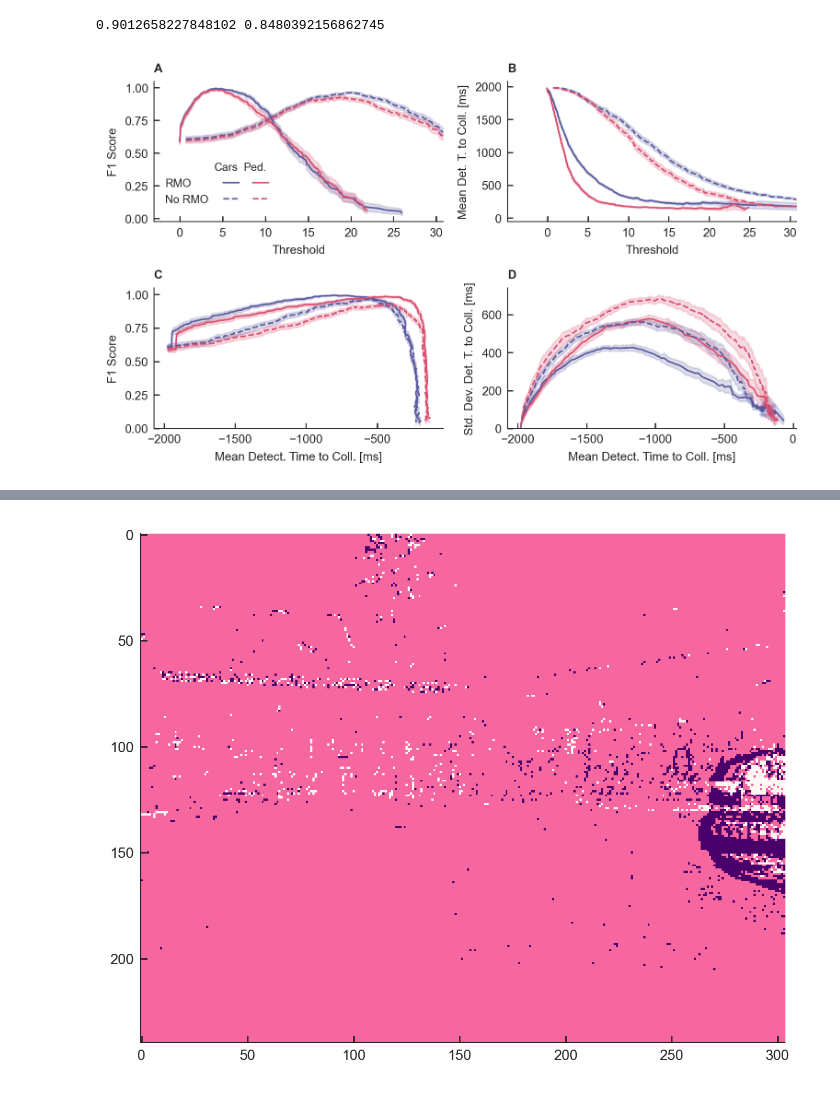
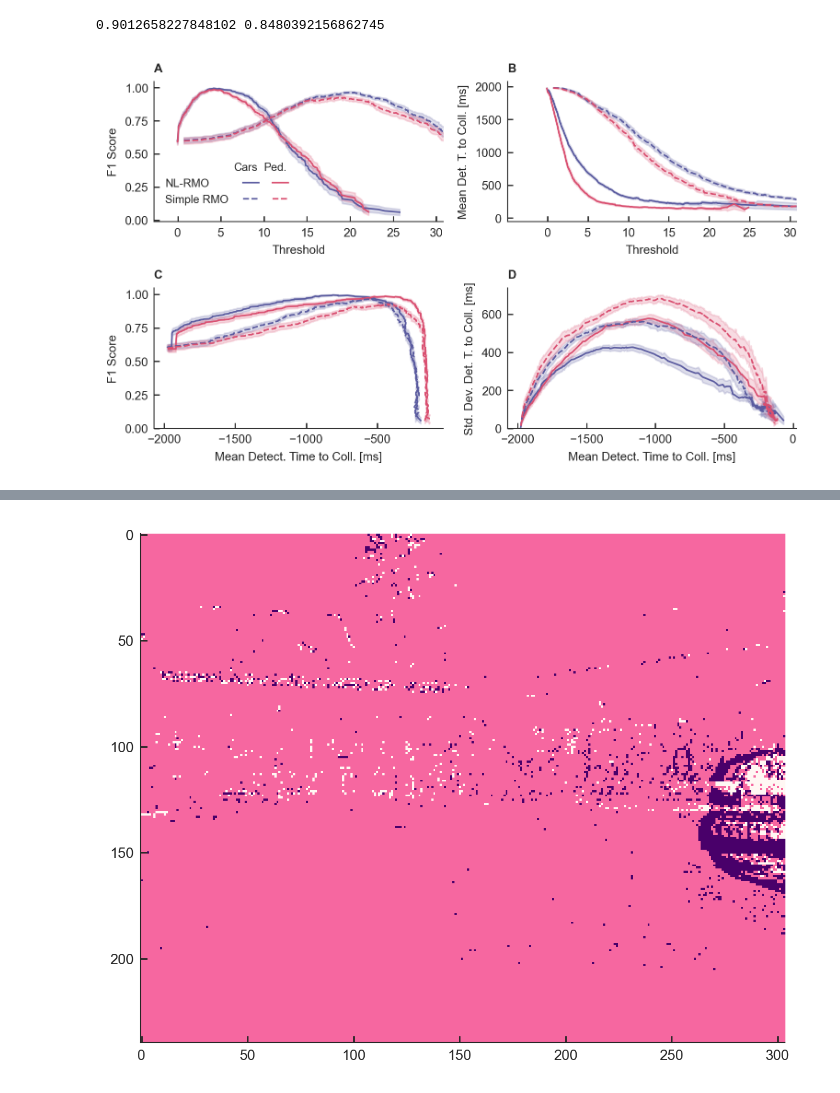
Before and after one commit to FabianSchubert/Bio-Inspired-Event-Based-Looming-Object-Detection-for-Automotive-Collision-Avoidance, a Jupyter notebook: experiments/carla_sim/random_spawn/gen_results.ipynb, the cells around one changed output, grey strips where cells are left out. Saved outputs shown, nothing was run; the diff lists cells and outputs as text; code cells hidden in the pictures.

```diff
--- a/experiments/carla_sim/random_spawn/gen_results.ipynb
+++ b/experiments/carla_sim/random_spawn/gen_results.ipynb
@@ -252,8 +252,8 @@ import matplotlib.patches as m_patches
 
 patches_column1 = [
     m_patches.Patch(color="none", label=""),
-    m_patches.Patch(color="none", label="RMO"),
-    m_patches.Patch(color="none", label="No RMO"),
+    m_patches.Patch(color="none", label="NL-RMO"),
+    m_patches.Patch(color="none", label="Simple RMO"),
 ]
 patches_column2 = [m_patches.Patch(color="none", label="Cars")]
 patches_column3 = [m_patches.Patch(color="none", label="Ped.")]
@@ -1970,8 +1970,8 @@ colors = plt.rcParams["axes.prop_cycle"].by_key()["color"]
 
 patches_column1 = [
     m_patches.Patch(color="none", label=""),
-    m_patches.Patch(color="none", label="RMO"),
-    m_patches.Patch(color="none", label="No RMO"),
+    m_patches.Patch(color="none", label="NL-RMO"),
+    m_patches.Patch(color="none", label="Simple RMO"),
 ]
 patches_column2 = [m_patches.Patch(color="none", label="Cars")]
 patches_column3 = [m_patches.Patch(color="none", label="Ped.")]
@@ -2045,34 +2045,34 @@ patches.extend(patches_column3)
 lg = ax[0].legend(
     ncol=3,
     handles=patches,
     handletextpad=-2.5,
     borderpad=1.0,
 )
 
 for i, text in enumerate(lg.get_texts()):
     if i in (4, 5, 7, 8):
         text.set_color("none")
 
 
 #ax[1].ticklabel_format(axis="y", style="sci", scilimits=(0, 0))
 #ax[3].ticklabel_format(axis="y", style="sci", scilimits=(0, 0))
 
 ax[0].set_ylabel("F1 Score")
 ax[1].set_ylabel("Mean Det. T. to Coll. [ms]")
 ax[3].set_ylabel("Std. Dev. Det. T. to Coll. [ms]")
 
 for i, letter in enumerate(["A", "B", "C", "D"]):
     ax[i].set_title(letter, loc="left", fontweight="bold")
 
 
 fig.tight_layout()
 
 fig.savefig("f1_score_detect_time_emd.png", dpi=300)
 fig.savefig("f1_score_detect_time_emd.pdf", dpi=300)
 
 plt.show()
 # %% [output]
-[figure, old version]
+[figure, new version]
 # %%
 def gen_evt_hist(evts: np.ndarray, t: float, dt: float, w: int, h: int) -> np.ndarray:
     evts_filt = evts[(evts["t"] >= t) & (evts["t"] < (t + dt))]
```
Also changed, not shown: parts of 4 cells of this notebook, 7 other files.
